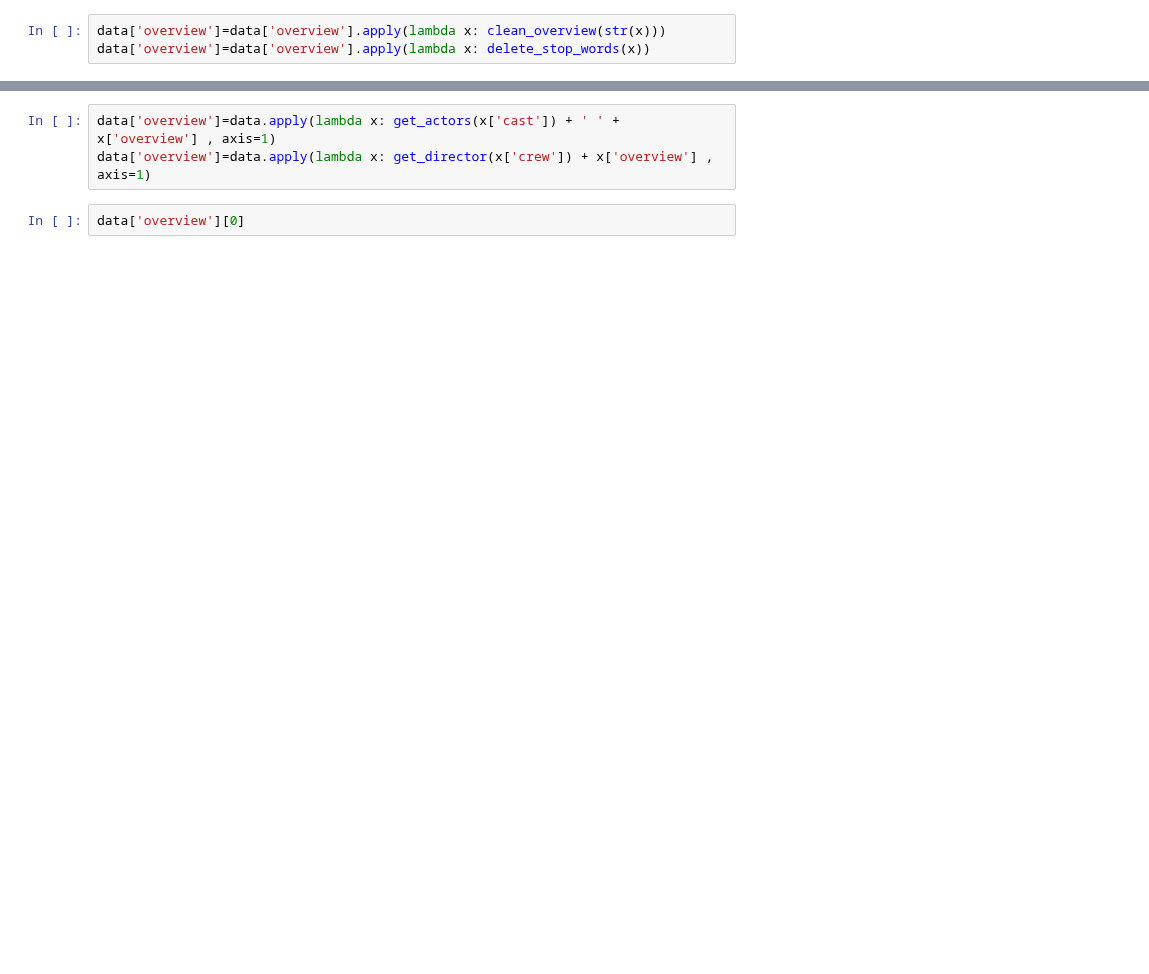
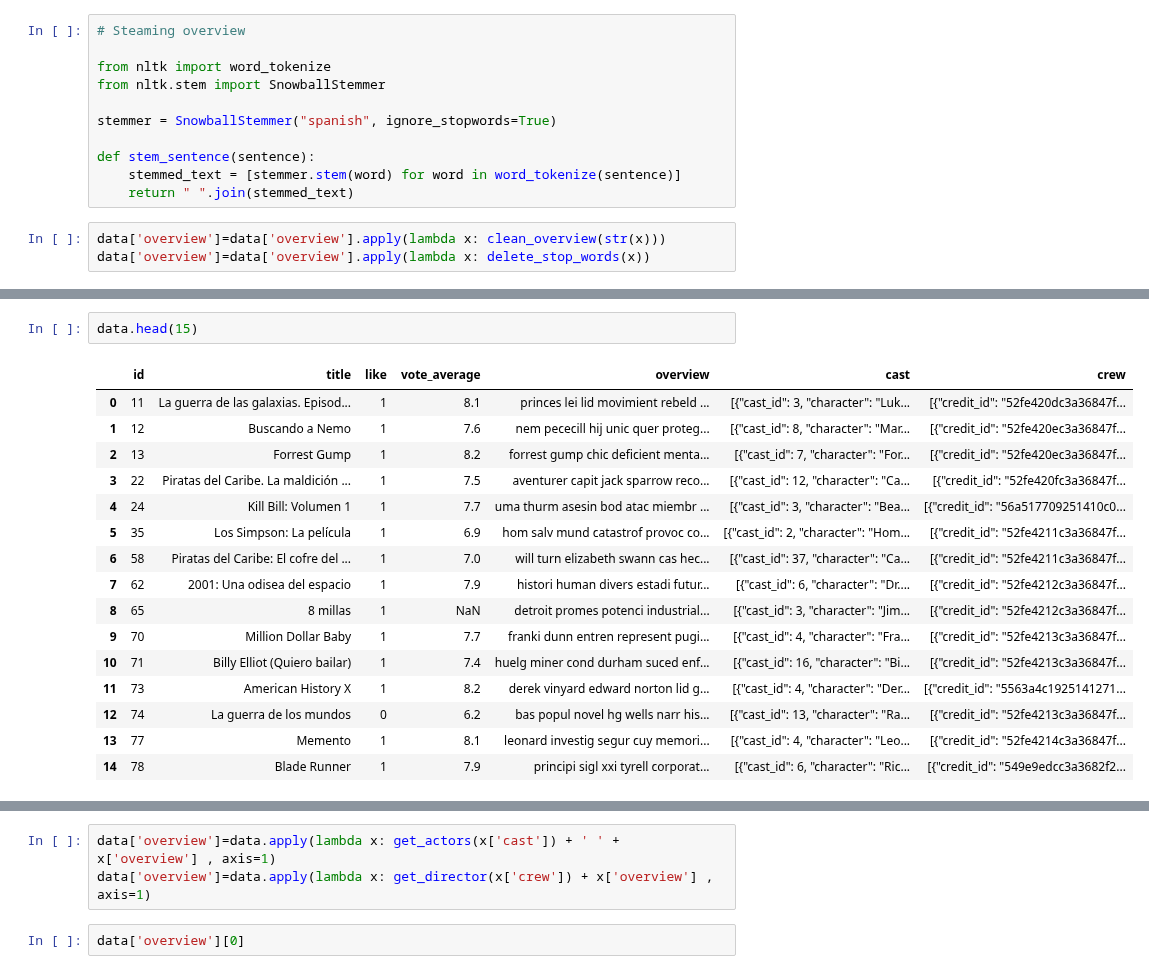
Before and after one commit to Jaimemorillo/ShouldIwatchThisMovie, a Jupyter notebook: nice_movie_model.ipynb, the cells around one changed output, grey strips where cells are left out. Saved outputs shown, nothing was run; the diff lists cells and outputs as text; blank space fills up the shorter version.

```diff
--- a/nice_movie_model.ipynb
+++ b/nice_movie_model.ipynb
@@ -76,6 +90,17 @@ def delete_stop_words(x):
     words = [word for word in words if word not in stop_words]
     x = str(' '.join(words))
     return x
+# %%
+# Steaming overview
+
+from nltk import word_tokenize
+from nltk.stem import SnowballStemmer
+
+stemmer = SnowballStemmer("spanish", ignore_stopwords=True)
+
+def stem_sentence(sentence):
+    stemmed_text = [stemmer.stem(word) for word in word_tokenize(sentence)]
+    return " ".join(stemmed_text)
 # %%
 data['overview']=data['overview'].apply(lambda x: clean_overview(str(x)))
 data['overview']=data['overview'].apply(lambda x: delete_stop_words(x))
@@ -82,3 +129,22 @@ data['overview']=data['overview'].apply(lambda x: delete_stop_words(x))
+# %%
+data.head(15)
+# %% [output]
+|  | id | title | like | vote_average | overview | cast | crew |
+| 0 | 11 | La guerra de las galaxias. Episod... | 1 | 8.1 | princes lei lid movimient rebeld ... | [{"cast_id": 3, "character": "Luk... | [{"credit_id": "52fe420dc3a36847f... |
+| 1 | 12 | Buscando a Nemo | 1 | 7.6 | nem pececill hij unic quer proteg... | [{"cast_id": 8, "character": "Mar... | [{"credit_id": "52fe420ec3a36847f... |
+| 2 | 13 | Forrest Gump | 1 | 8.2 | forrest gump chic deficient menta... | [{"cast_id": 7, "character": "For... | [{"credit_id": "52fe420ec3a36847f... |
+| 3 | 22 | Piratas del Caribe. La maldición ... | 1 | 7.5 | aventurer capit jack sparrow reco... | [{"cast_id": 12, "character": "Ca... | [{"credit_id": "52fe420fc3a36847f... |
+| 4 | 24 | Kill Bill: Volumen 1 | 1 | 7.7 | uma thurm asesin bod atac miembr ... | [{"cast_id": 3, "character": "Bea... | [{"credit_id": "56a517709251410c0... |
+| 5 | 35 | Los Simpson: La película | 1 | 6.9 | hom salv mund catastrof provoc co... | [{"cast_id": 2, "character": "Hom... | [{"credit_id": "52fe4211c3a36847f... |
+| 6 | 58 | Piratas del Caribe: El cofre del ... | 1 | 7.0 | will turn elizabeth swann cas hec... | [{"cast_id": 37, "character": "Ca... | [{"credit_id": "52fe4211c3a36847f... |
+| 7 | 62 | 2001: Una odisea del espacio | 1 | 7.9 | histori human divers estadi futur... | [{"cast_id": 6, "character": "Dr.... | [{"credit_id": "52fe4212c3a36847f... |
+| 8 | 65 | 8 millas | 1 | NaN | detroit promes potenci industrial... | [{"cast_id": 3, "character": "Jim... | [{"credit_id": "52fe4212c3a36847f... |
+| 9 | 70 | Million Dollar Baby | 1 | 7.7 | franki dunn entren represent pugi... | [{"cast_id": 4, "character": "Fra... | [{"credit_id": "52fe4213c3a36847f... |
+| 10 | 71 | Billy Elliot (Quiero bailar) | 1 | 7.4 | huelg miner cond durham suced enf... | [{"cast_id": 16, "character": "Bi... | [{"credit_id": "52fe4213c3a36847f... |
+| 11 | 73 | American History X | 1 | 8.2 | derek vinyard edward norton lid g... | [{"cast_id": 4, "character": "Der... | [{"credit_id": "5563a4c1925141271... |
+| 12 | 74 | La guerra de los mundos | 0 | 6.2 | bas popul novel hg wells narr his... | [{"cast_id": 13, "character": "Ra... | [{"credit_id": "52fe4213c3a36847f... |
+| 13 | 77 | Memento | 1 | 8.1 | leonard investig segur cuy memori... | [{"cast_id": 4, "character": "Leo... | [{"credit_id": "52fe4214c3a36847f... |
+| 14 | 78 | Blade Runner | 1 | 7.9 | principi sigl xxi tyrell corporat... | [{"cast_id": 6, "character": "Ric... | [{"credit_id": "549e9edcc3a3682f2... |
 # %%
 # Get staff and paste to overview
 
```
Also changed, not shown: parts of 21 cells of this notebook.
